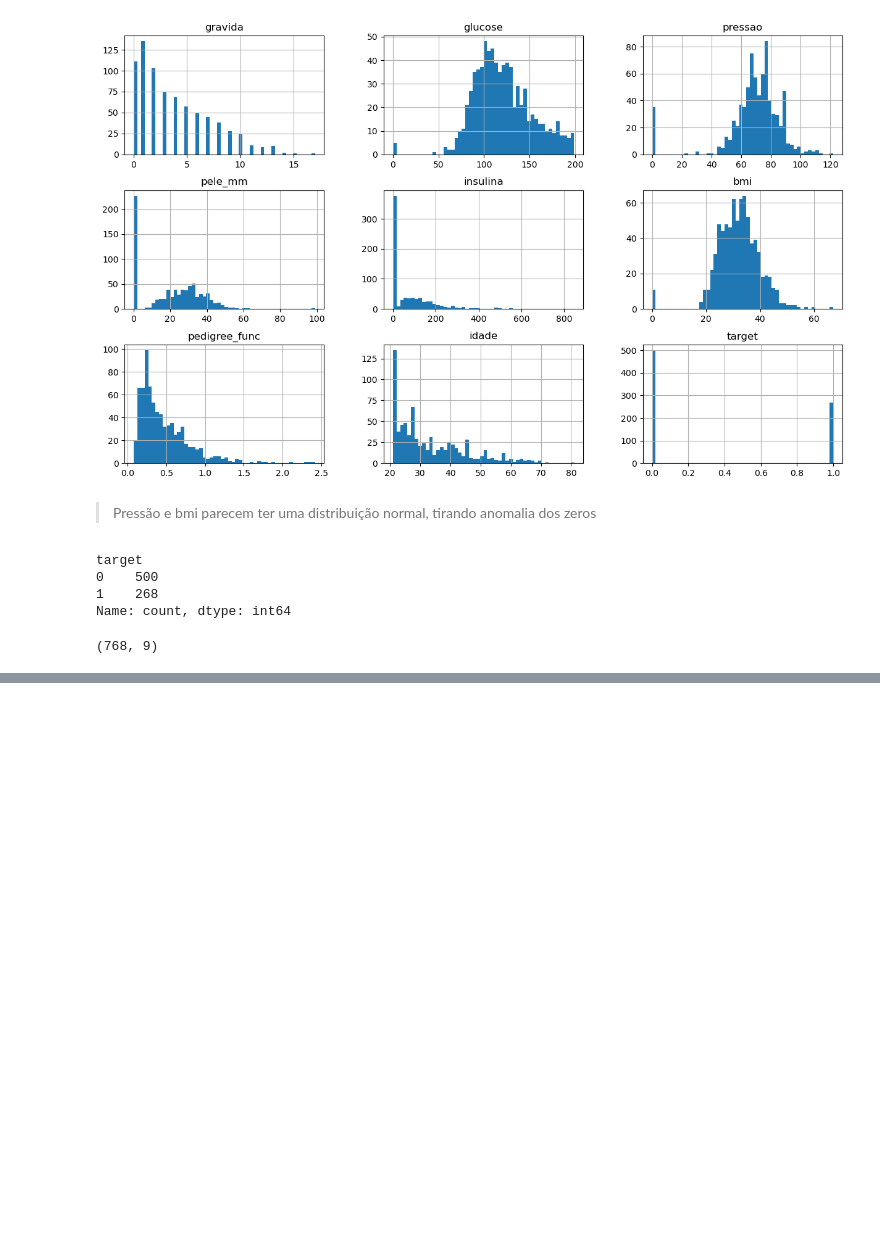
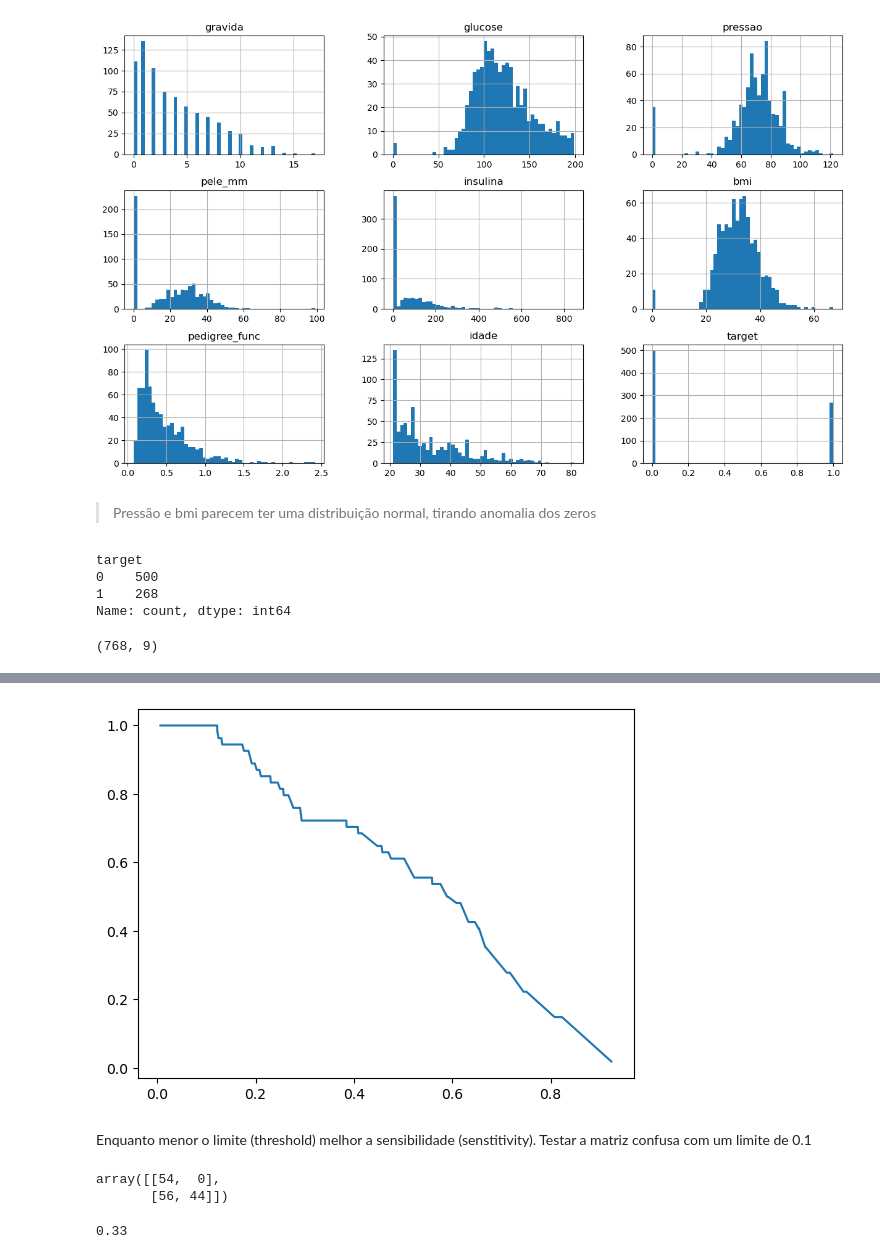
Before and after one commit to samirsaravia/AL-Calc, a Jupyter notebook: ML/scikit-learn/scikit_10.ipynb, the cells around one changed output, grey strips where cells are left out. Saved outputs shown, nothing was run; the diff lists cells and outputs as text; code cells hidden in the pictures; blank space fills up the shorter version.

```diff
--- a/ML/scikit-learn/scikit_10.ipynb
+++ b/ML/scikit-learn/scikit_10.ipynb
@@ -76,0 +240,3 @@ all_data.shape
+# %%
+from sklearn.metrics import roc_curve
+fpr, tpr, ths = roc_curve(y_teste, y_prev_proba[:,1])
@@ -76,0 +253,18 @@ all_data.shape
+# %%
+# visualizar a sensibilidade
+plt.plot(ths,tpr)
+plt.show()
+# %% [output]
+[figure, added]
+# %% [markdown]
+Enquanto menor o limite (threshold) melhor a sensibilidade (senstitivity). Testar  a matriz confusa com um limite de 0.1
+# %%
+y_prev_th = binarize(y_prev_proba, threshold=0.121)
+confusion_matrix(y_teste, y_prev_th[:,1], labels=[1,0])
+# %% [output]
+array([[54,  0],
+       [56, 44]])
+# %%
+33/(67+33)
+# %% [output]
+0.33
```
Also changed, not shown: parts of 64 cells of this notebook, 2 other files.
